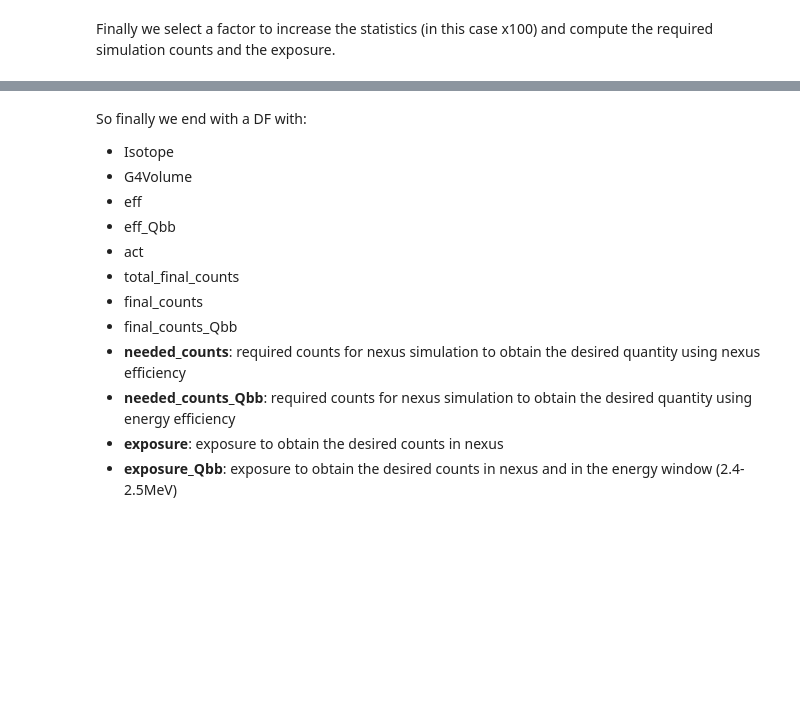
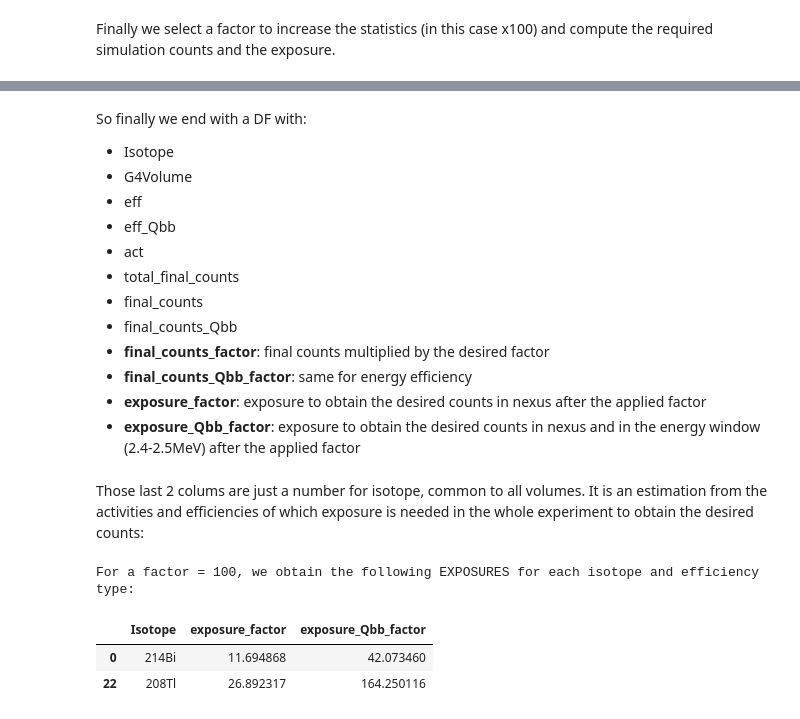
Before and after one commit to martinperezmaneiro/NEXT100_prod, a Jupyter notebook: bkg_exposure/bkg_exposure.ipynb, the cells around one changed output, grey strips where cells are left out. Saved outputs shown, nothing was run; the diff lists cells and outputs as text; code cells hidden in the pictures; blank space fills up the shorter version.

```diff
--- a/bkg_exposure/bkg_exposure.ipynb
+++ b/bkg_exposure/bkg_exposure.ipynb
@@ -127,10 +139,20 @@ So finally we end with a DF with:
 * total_final_counts
 * final_counts
 * final_counts_Qbb
-* **needed_counts**: required counts for nexus simulation to obtain the desired quantity using nexus efficiency
-* **needed_counts_Qbb**: required counts for nexus simulation to obtain the desired quantity using energy efficiency
-* **exposure**: exposure to obtain the desired counts in nexus
-* **exposure_Qbb**: exposure to obtain the desired counts in nexus and in the energy window (2.4-2.5MeV)
+* **final_counts_factor**: final counts multiplied by the desired factor
+* **final_counts_Qbb_factor**: same for energy efficiency
+* **exposure_factor**: exposure to obtain the desired counts in nexus after the applied factor
+* **exposure_Qbb_factor**: exposure to obtain the desired counts in nexus and in the energy window (2.4-2.5MeV) after the applied factor
+# %% [markdown]
+Those last 2 colums are just a number for isotope, common to all volumes. It is an estimation from the activities and efficiencies of which exposure is needed in the whole experiment to obtain the desired counts:
+# %%
+print('For a factor = {}, we obtain the following EXPOSURES for each isotope and efficiency type:'.format(factor))
+eff_and_act[['Isotope', 'exposure_factor', 'exposure_Qbb_factor']].round(12).drop_duplicates().dropna()
+# %% [output]
+For a factor = 100, we obtain the following EXPOSURES for each isotope and efficiency type:
+|  | Isotope | exposure_factor | exposure_Qbb_factor |
+| 0 | 214Bi | 11.694868 | 42.073460 |
+| 22 | 208Tl | 26.892317 | 164.250116 |
 # %%
 eff_and_act
 # %% [output]
```
Also changed, not shown: parts of 16 cells of this notebook.
